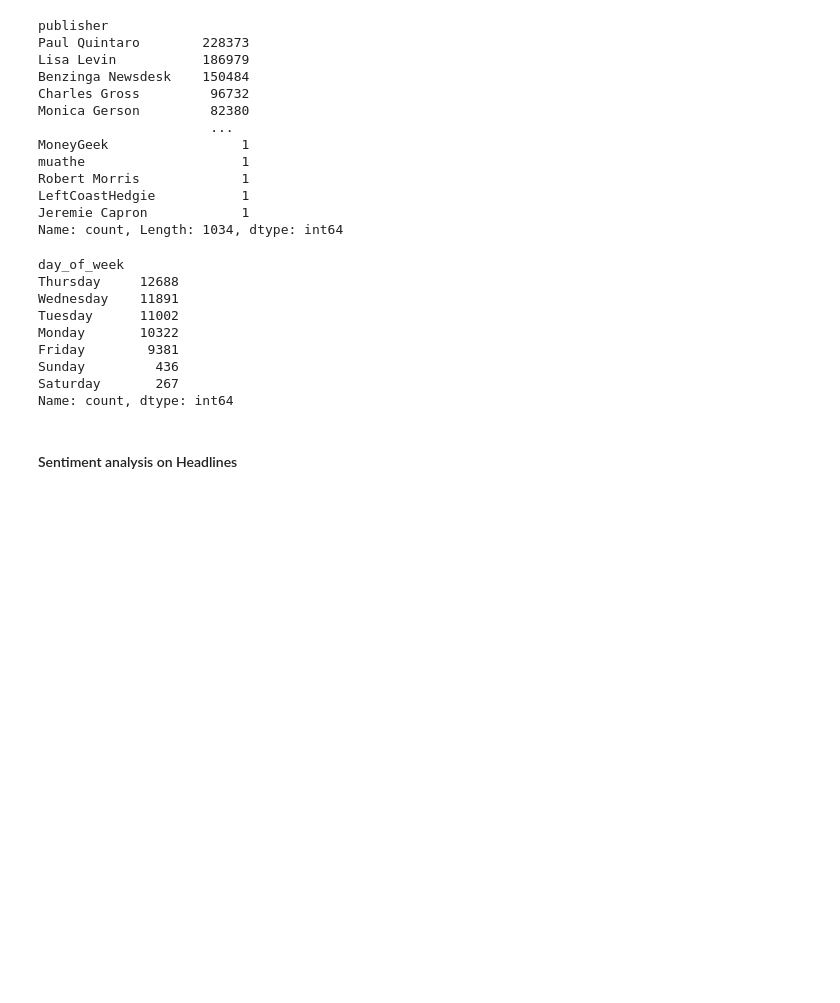
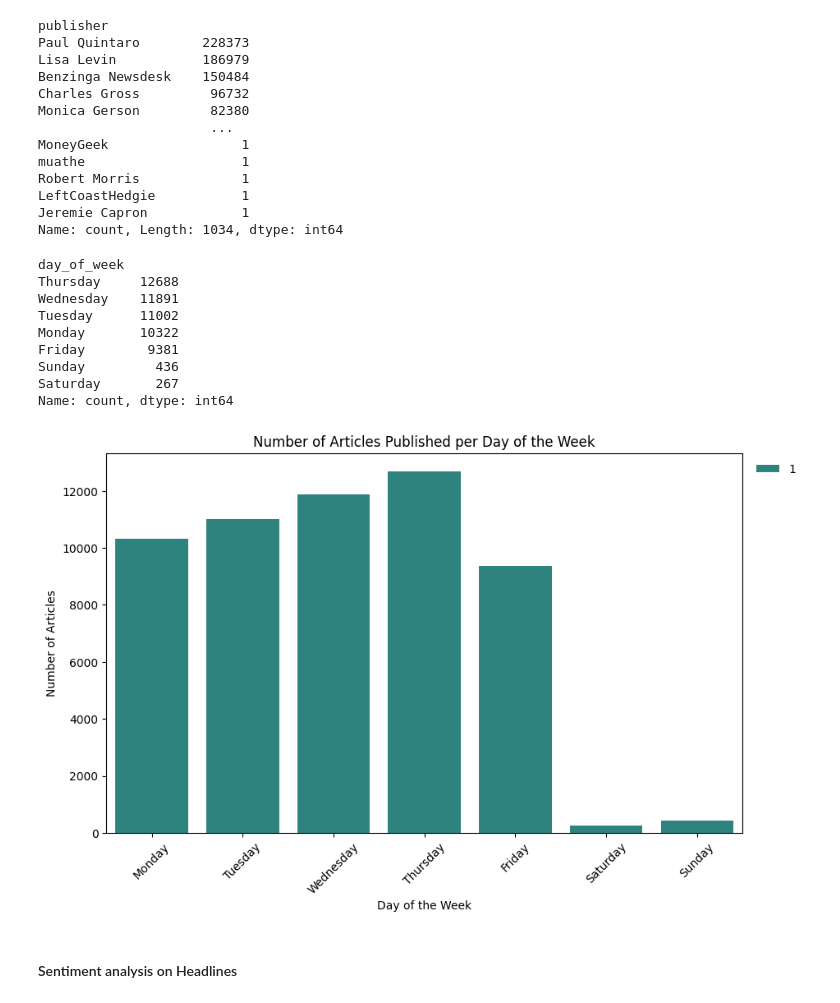
Before and after one commit to Liya-F/Kifiya-AI-MasteryW1, a Jupyter notebook: notebooks/EDA.ipynb, the cells around one changed output. Cells and saved outputs as stored; diff of their text form; code cells hidden in the pictures; blank space fills up the shorter version.

```diff
--- a/notebooks/EDA.ipynb
+++ b/notebooks/EDA.ipynb
@@ -74,6 +88,27 @@ Friday        9381
 Sunday         436
 Saturday       267
 Name: count, dtype: int64
+# %%
+plt.figure(figsize=(10, 6))
+
+# Use countplot to visualize the count of articles for each day of the week
+sns.countplot(x='day_of_week', hue=1, palette='viridis', order=['Monday', 'Tuesday', 'Wednesday', 'Thursday', 'Friday', 'Saturday', 'Sunday'], data=data)
+
+# Add titles and labels
+plt.title('Number of Articles Published per Day of the Week')
+plt.xlabel('Day of the Week')
+plt.ylabel('Number of Articles')
+
+# Remove legend as it's not needed in this case
+plt.legend(title=None, loc='upper right', bbox_to_anchor=(1.1, 1), frameon=False)
+
+# Rotate x-axis labels for better readability
+plt.xticks(rotation=45)
+
+# Show the plot
+plt.show()
+# %% [output]
+[figure, added]
 # %% [markdown]
 #### Sentiment analysis on Headlines
 # %%
```
Also changed, not shown: parts of 5 cells of this notebook.
